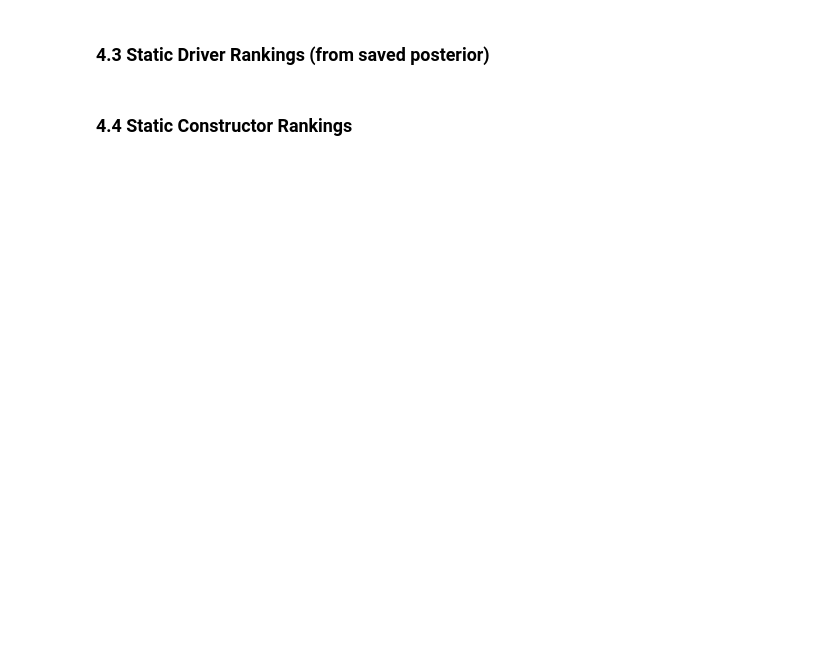
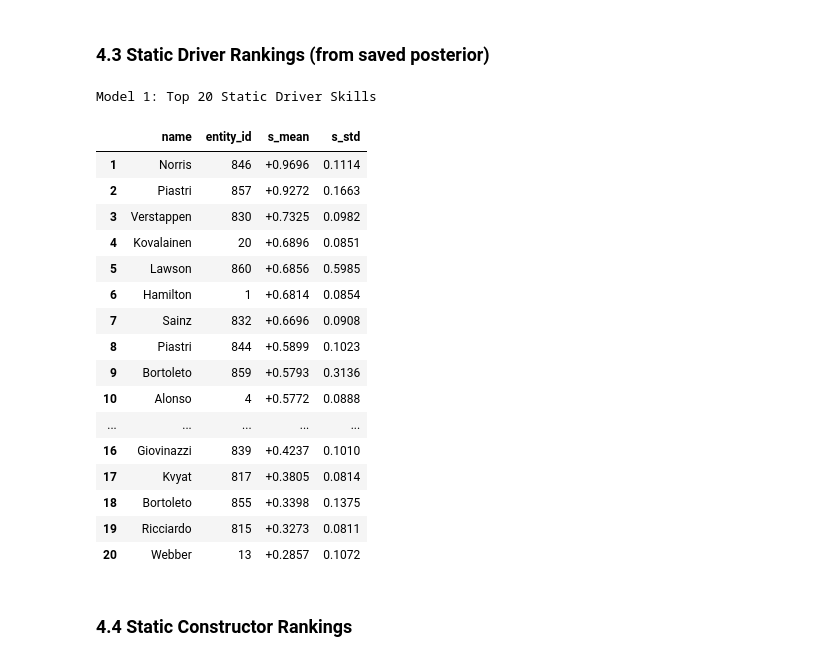
Before and after one commit to christianrand18/MBML-TrueSkill-Formula-1, a Jupyter notebook: F1_PGM_Report.ipynb, the cells around one changed output. Cells and saved outputs as stored; diff of their text form; code cells hidden in the pictures; blank space fills up the shorter version.

```diff
--- a/F1_PGM_Report.ipynb
+++ b/F1_PGM_Report.ipynb
@@ -192,22 +217,34 @@ print('train_svi() defined.')
 # %% [markdown]
 ### 4.3 Static Driver Rankings (from saved posterior)
 # %%
-DRIVER_NAMES = {
-    1: 'Hamilton', 830: 'Verstappen', 4: 'Alonso', 20: 'Vettel', 3: 'Rosberg',
-    822: 'Leclerc', 832: 'Sainz', 846: 'Norris', 857: 'Piastri', 847: 'Russell',
-    815: 'Ricciardo', 8: 'Raikkonen', 13: 'Webber', 18: 'Massa', 5: 'Button',
-    811: 'Perez', 808: 'Grosjean', 807: 'Bottas', 24: 'Hulkenberg',
-}
-
 df_base = pd.read_csv(os.path.join(OUTPUT_DIR, 'baseline_posterior.csv'))
 drivers_base = df_base[df_base.entity_type == 'driver'].sort_values('mu', ascending=False).reset_index(drop=True)
 drivers_base.index = drivers_base.index + 1
 drivers_base['name'] = drivers_base['entity_id'].apply(lambda x: DRIVER_NAMES.get(x, f'#{x}'))
 
 display(drivers_base[['name', 'entity_id', 'mu', 'sigma']].head(20)
         .rename(columns={'mu': 's_mean', 'sigma': 's_std'})
         .style.set_caption('Model 1: Top 20 Static Driver Skills')
-        .format({'s_mean': '{:+.4f}', 's_std': '{:.4f}'))
+        .format({'s_mean': '{:+.4f}', 's_std': '{:.4f}'}))
+# %% [output]
+Model 1: Top 20 Static Driver Skills
+|  | name | entity_id | s_mean | s_std |
+| 1 | Norris | 846 | +0.9696 | 0.1114 |
+| 2 | Piastri | 857 | +0.9272 | 0.1663 |
+| 3 | Verstappen | 830 | +0.7325 | 0.0982 |
+| 4 | Kovalainen | 20 | +0.6896 | 0.0851 |
+| 5 | Lawson | 860 | +0.6856 | 0.5985 |
+| 6 | Hamilton | 1 | +0.6814 | 0.0854 |
+| 7 | Sainz | 832 | +0.6696 | 0.0908 |
+| 8 | Piastri | 844 | +0.5899 | 0.1023 |
+| 9 | Bortoleto | 859 | +0.5793 | 0.3136 |
+| 10 | Alonso | 4 | +0.5772 | 0.0888 |
+| ... | ... | ... | ... | ... |
+| 16 | Giovinazzi | 839 | +0.4237 | 0.1010 |
+| 17 | Kvyat | 817 | +0.3805 | 0.0814 |
+| 18 | Bortoleto | 855 | +0.3398 | 0.1375 |
+| 19 | Ricciardo | 815 | +0.3273 | 0.0811 |
+| 20 | Webber | 13 | +0.2857 | 0.1072 |
 # %% [markdown]
 ### 4.4 Static Constructor Rankings
 # %%
```
Also changed, not shown: parts of 29 cells of this notebook, 6 other files.
